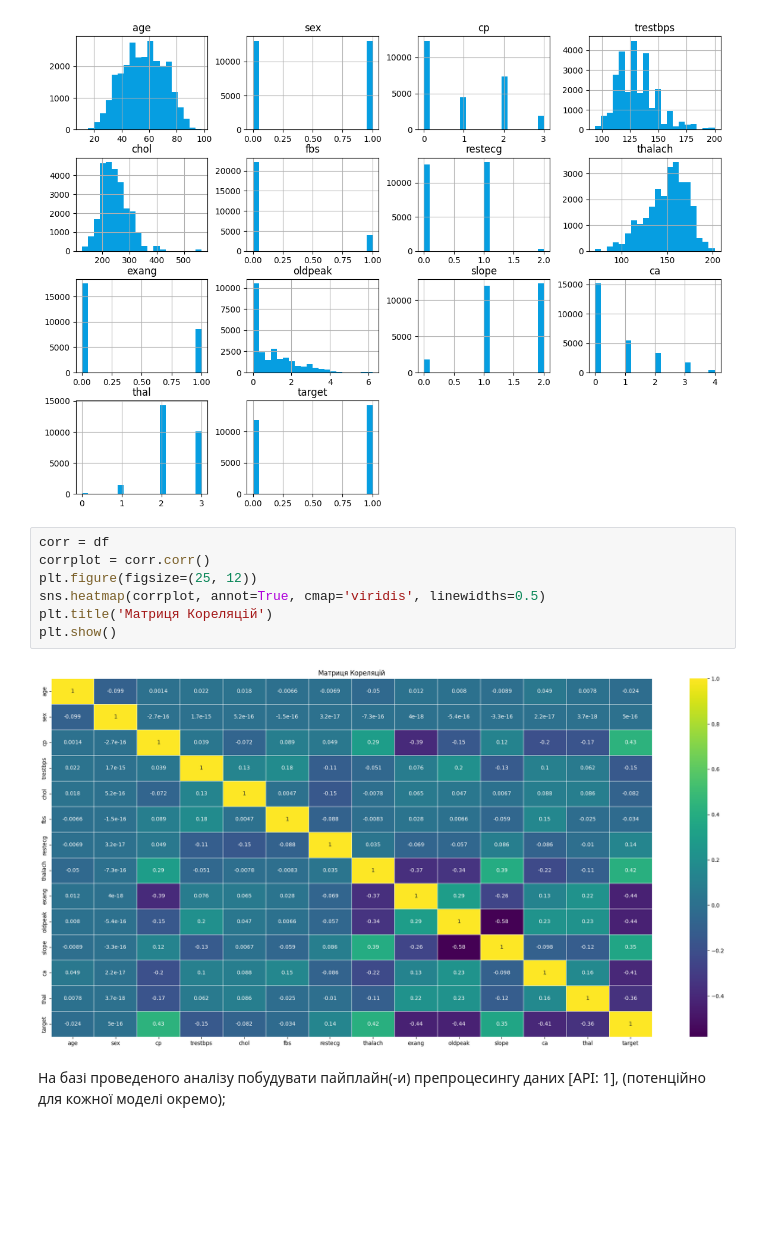
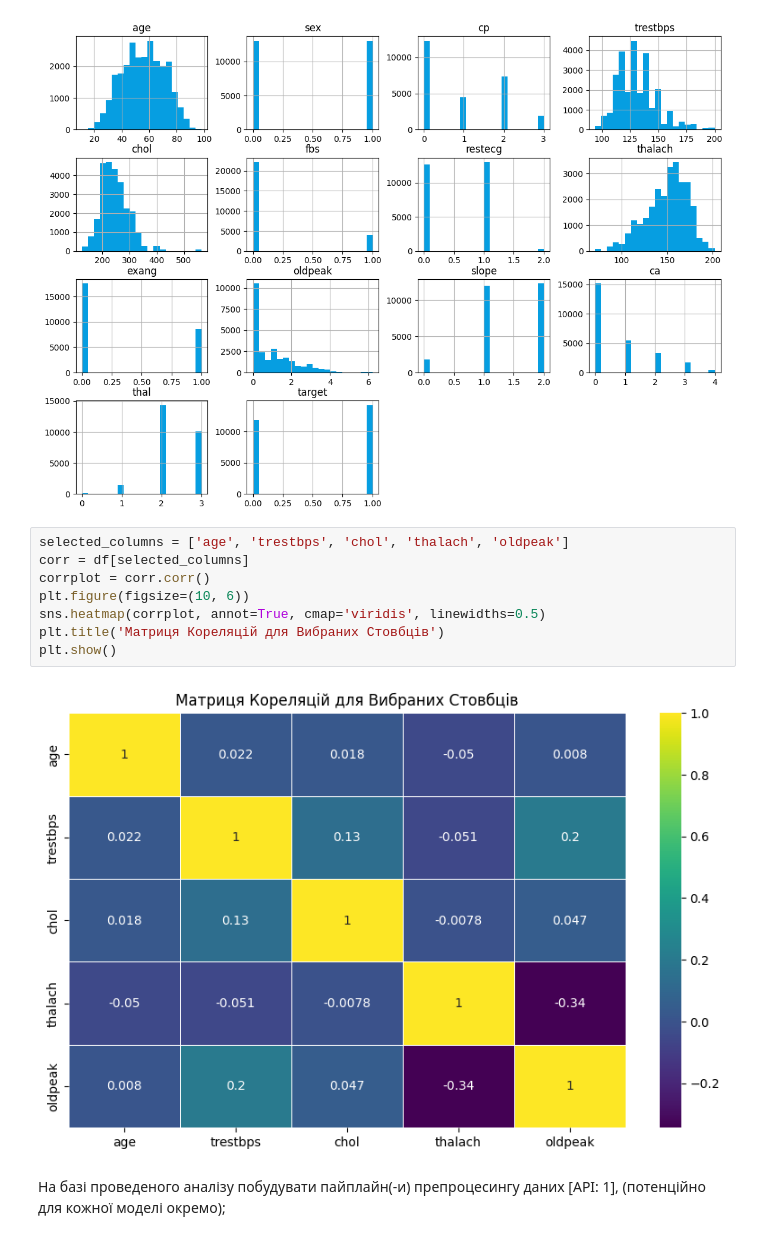
Before and after one commit to Valakas148/ML, a Jupyter notebook: lr3/lr3.ipynb, the cells around one changed output. Cells and saved outputs as stored; diff of their text form; blank space fills up the shorter version.

```diff
--- a/lr3/lr3.ipynb
+++ b/lr3/lr3.ipynb
@@ -132,14 +132,15 @@ plt.show();
 # %% [output]
 [figure]
 # %%
-corr = df
+selected_columns = ['age', 'trestbps', 'chol', 'thalach', 'oldpeak']
+corr = df[selected_columns]
 corrplot = corr.corr()
-plt.figure(figsize=(25, 12))
+plt.figure(figsize=(10, 6))
 sns.heatmap(corrplot, annot=True, cmap='viridis', linewidths=0.5)
-plt.title('Матриця Кореляцій')
+plt.title('Матриця Кореляцій для Вибраних Стовбців')
 plt.show()
 # %% [output]
-[figure, old version]
+[figure, new version]
 # %% [markdown]
 На базі проведеного аналізу побудувати пайплайн(-и) препроцесингу даних [API: 1], (потенційно для кожної моделі окремо);
 # %%
```
Also changed, not shown: parts of 4 cells of this notebook, 1 other file.
